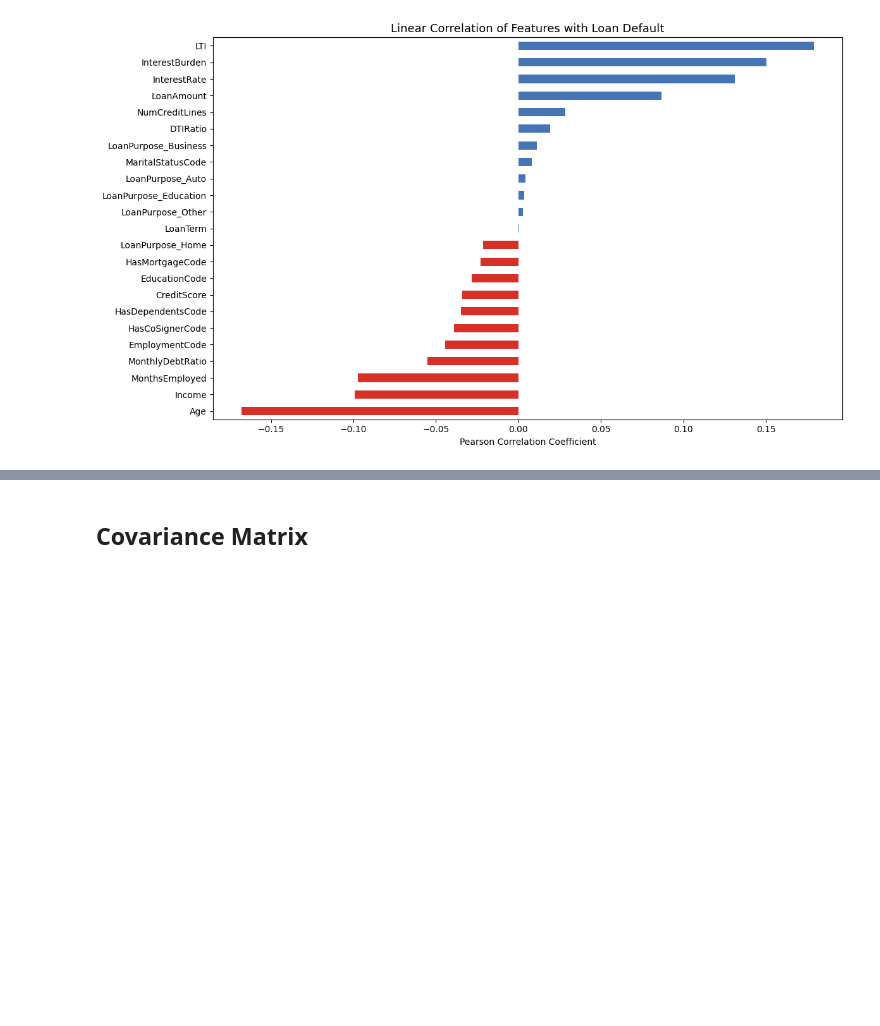
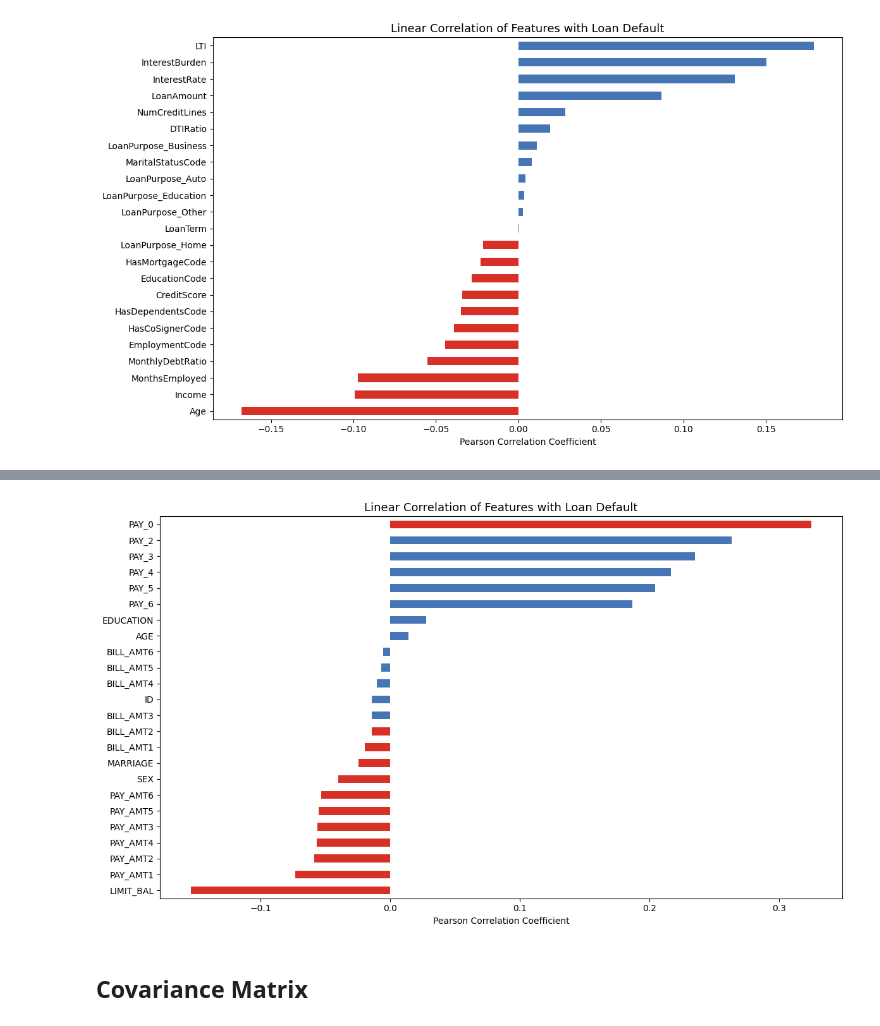
Before and after one commit to rish-ab/loan-predict, a Jupyter notebook: Loan_Detector.ipynb, the cells around one changed output, grey strips where cells are left out. Saved outputs shown, nothing was run; the diff lists cells and outputs as text; code cells hidden in the pictures; blank space fills up the shorter version.

```diff
--- a/Loan_Detector.ipynb
+++ b/Loan_Detector.ipynb
@@ -238,3 +253,7 @@ loan_intent_Personal                  -0.001299
 occupation_code                        1.000000
 
 [26 rows x 26 columns]
+# %%
+df_credit.corr(numeric_only=True)
+corr_matrix_credit = df_credit.corr(numeric_only=True)
+print(corr_matrix_credit)
@@ -278,0 +342,3 @@ KeyError: 'Default'
+# %%
+default_corr_credit = corr_matrix_credit["default.payment.next.month"].drop("default.payment.next.month").sort_values()
+print(default_corr_credit)
@@ -279,3 +363,13 @@ KeyError: 'Default'
+# %%
+plt.figure(figsize=(12, 7))
+colors = ["#d73027" if x < 0 else "#4575b4" for x in default_corr]
+default_corr_credit.plot(kind="barh", color=colors)
+plt.title("Linear Correlation of Features with Loan Default", fontsize=13)
+plt.xlabel("Pearson Correlation Coefficient")
+plt.tight_layout()
+plt.show()
+# %% [output]
+[figure, added]
 # %% [markdown]
 ## Covariance Matrix
 # %%
```
Also changed, not shown: parts of 12 cells of this notebook.
